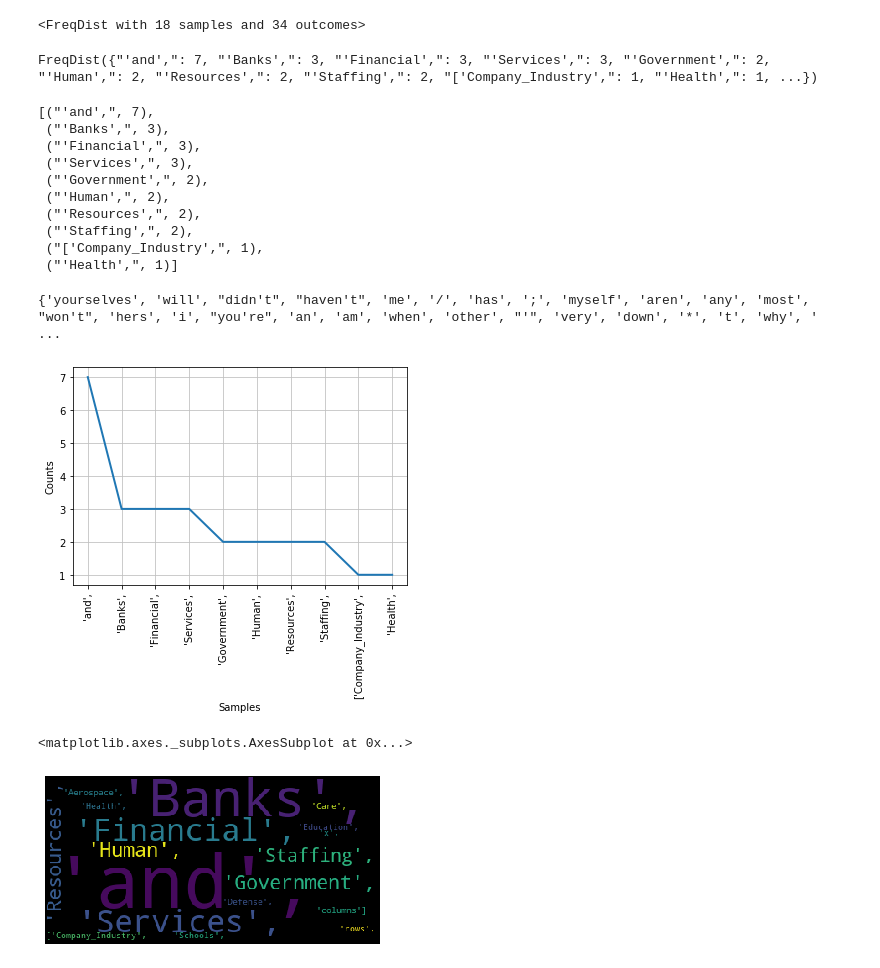
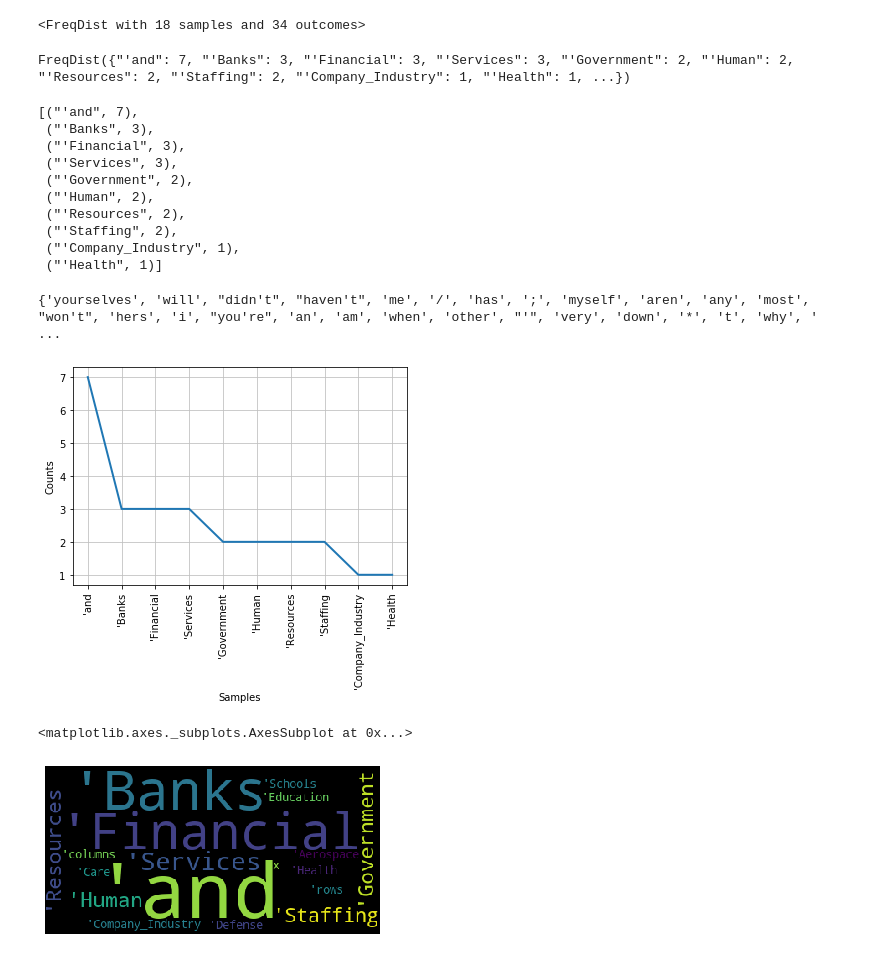
Before and after one commit to jiebai999/Data-Science-Job-Market-Final, a Jupyter notebook: Salaries.ipynb, the cells around one changed output. Saved outputs shown, nothing was run; the diff lists cells and outputs as text; code cells hidden in the pictures.

Commit message:
edited filtered words

```diff
--- a/Salaries.ipynb
+++ b/Salaries.ipynb
@@ -342,7 +342,7 @@ print(filtered_words)
 ["'Company_Industry", "'Health", "'Care", "'Government", "'Banks", "'and", "'Financial", "'Services", "'Government", "'Education", "'and", "'Schools", "'Human", "'Resources", "'and", "'Staffing", "'Hu ...
 # %%
 from collections import Counter
-word_frequency = Counter(tokens_str.split())
+word_frequency = Counter(filtered_words)
 print("Vector of frequencies:\n {}".format(list(word_frequency.values())))
 print("Corresponding words:\n {}".format(list(word_frequency.keys())))
 # %% [output]
@@ -379,20 +379,20 @@ print(fdist1)
 # %%
 fdist1
 # %% [output]
-FreqDist({"'and',": 7, "'Banks',": 3, "'Financial',": 3, "'Services',": 3, "'Government',": 2, "'Human',": 2, "'Resources',": 2, "'Staffing',": 2, "['Company_Industry',": 1, "'Health',": 1, ...})
+FreqDist({"'and": 7, "'Banks": 3, "'Financial": 3, "'Services": 3, "'Government": 2, "'Human": 2, "'Resources": 2, "'Staffing": 2, "'Company_Industry": 1, "'Health": 1, ...})
 # %%
 word_frequency.most_common(10)
 # %% [output]
-[("'and',", 7),
- ("'Banks',", 3),
- ("'Financial',", 3),
- ("'Services',", 3),
- ("'Government',", 2),
- ("'Human',", 2),
- ("'Resources',", 2),
- ("'Staffing',", 2),
- ("['Company_Industry',", 1),
- ("'Health',", 1)]
+[("'and", 7),
+ ("'Banks", 3),
+ ("'Financial", 3),
+ ("'Services", 3),
+ ("'Government", 2),
+ ("'Human", 2),
+ ("'Resources", 2),
+ ("'Staffing", 2),
+ ("'Company_Industry", 1),
+ ("'Health", 1)]
 # %%
 print(stopwords)
 # %% [output]
@@ -400,14 +400,14 @@ print(stopwords)
 # %%
 fdist1.plot(10)
 # %% [output]
-[figure, old version]
+[figure, new version]
 <matplotlib.axes._subplots.AxesSubplot at 0x...>
 # %%
 from wordcloud import WordCloud
 import matplotlib.pyplot as plt
-wordcloud = WordCloud().generate_from_frequencies(fdist1)
+wordcloud = WordCloud().generate_from_frequencies(word_frequency)
 plt.imshow(wordcloud)
 plt.axis("off")
 plt.show()
 # %% [output]
-[figure, old version]
+[figure, new version]
```
Also changed, not shown: parts of 2 cells of this notebook.
